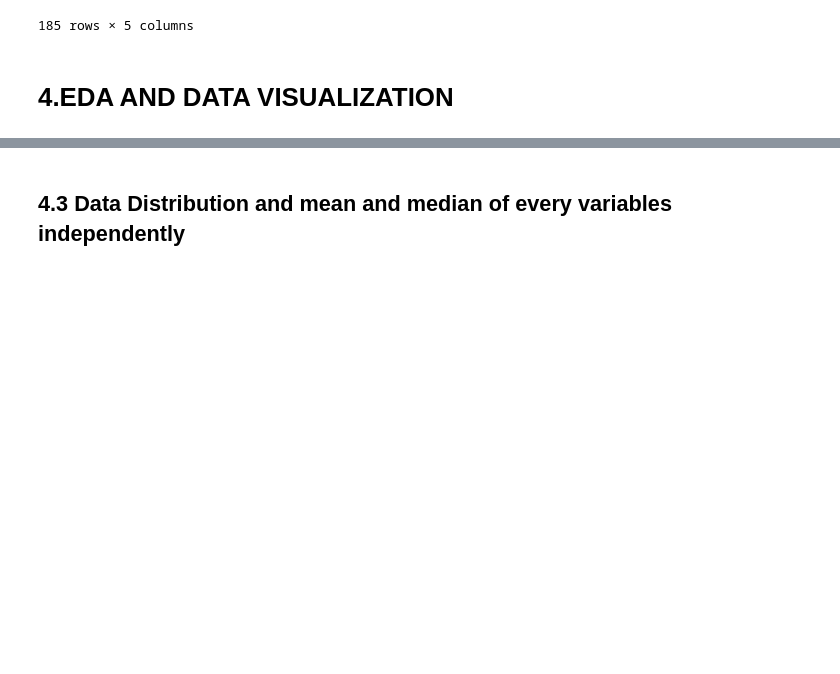
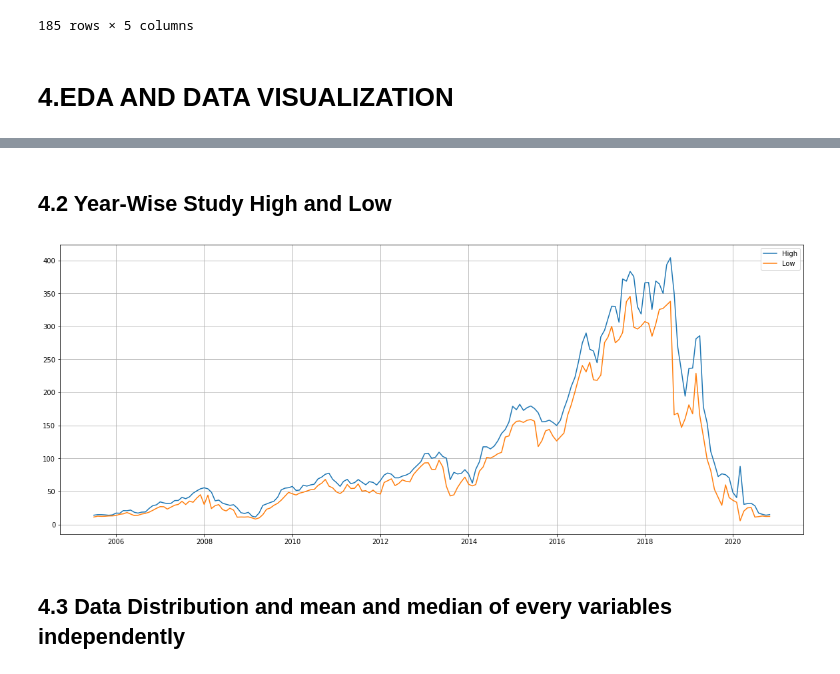
Before and after one commit to Amitha-sridhar/ML_capstone-project_yes-bank_stock-closing-prediction, a Jupyter notebook: ML_Stock_Prediction.ipynb, the cells around one changed output, grey strips where cells are left out. Saved outputs shown, nothing was run; the diff lists cells and outputs as text; code cells hidden in the pictures; blank space fills up the shorter version.

```diff
--- a/ML_Stock_Prediction.ipynb
+++ b/ML_Stock_Prediction.ipynb
@@ -172,3 +213,13 @@ plt.plot(new_df['Close'], label='Close Price history')
+# %% [markdown]
+## 4.2 Year-Wise Study High and Low
+# %%
+plt.figure(figsize=(20,8))
+plt.plot(new_df['High'])
+plt.plot(new_df['Low'])
+plt.legend(['High','Low'])
+plt.grid()
+# %% [output]
+[figure, added]
 # %% [markdown]
 ## 4.3 Data Distribution and mean and median of every variables independently
 # %%
```
Also changed, not shown: parts of 25 cells of this notebook.
